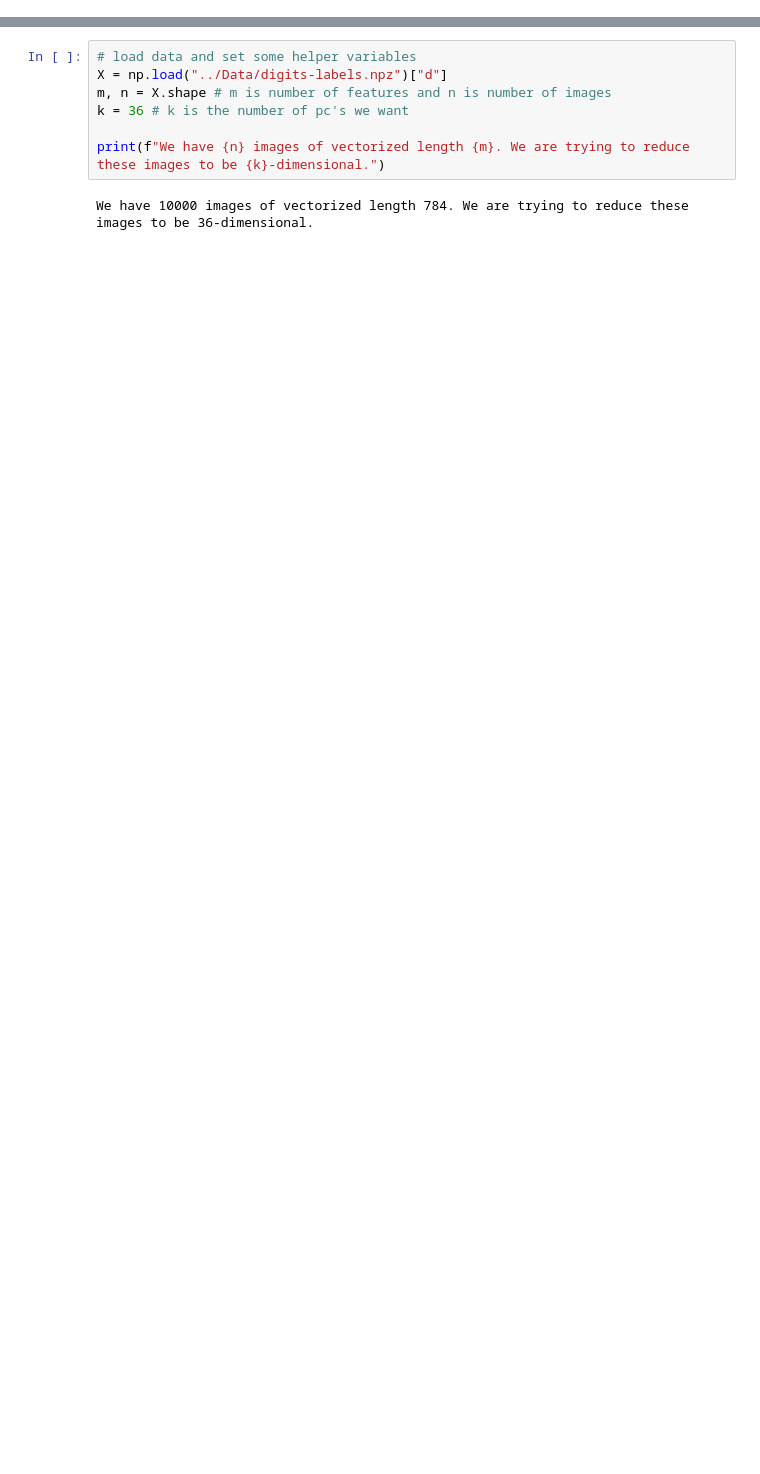
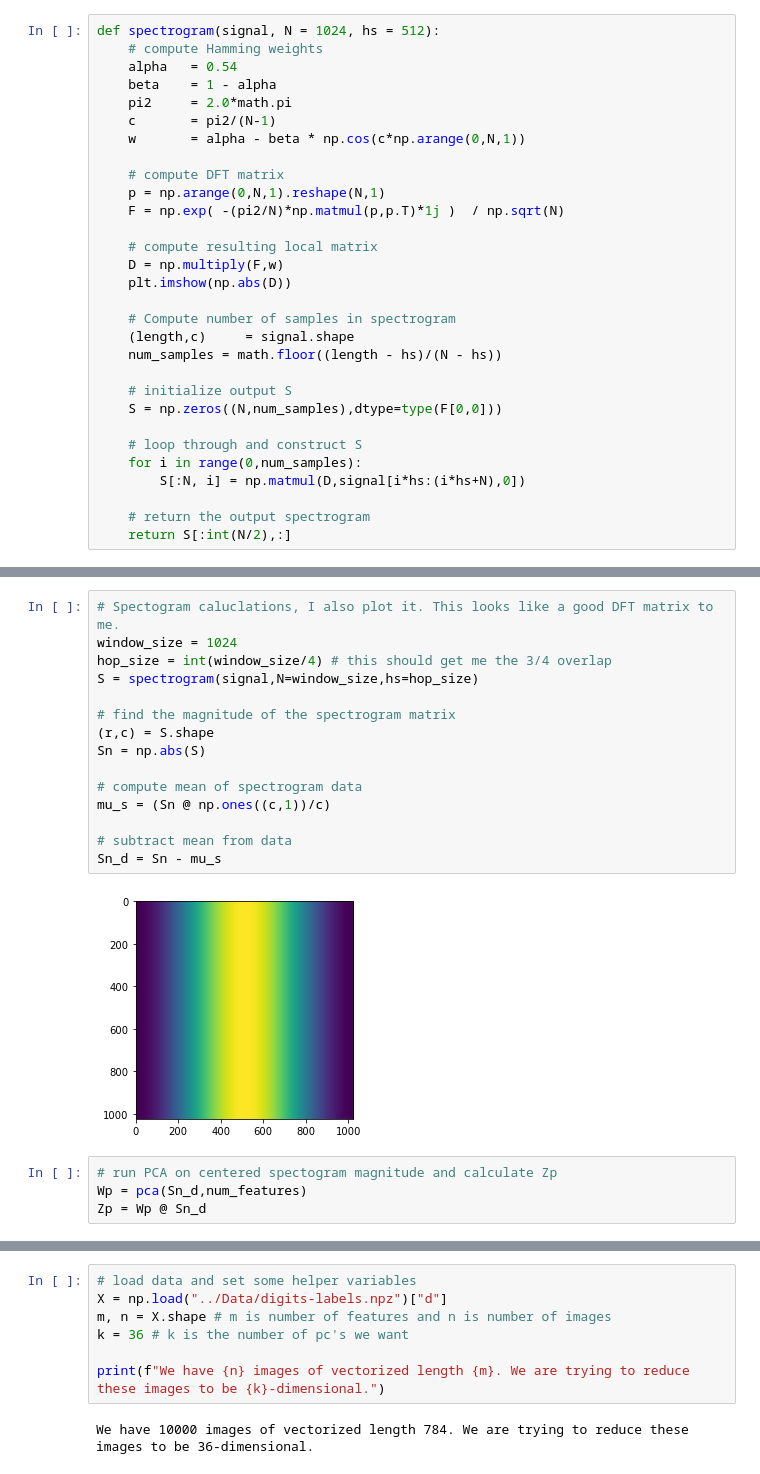
Before and after one commit to harrisnisar/CS598, a Jupyter notebook: HW2/Scripts/PS2.ipynb, the cells around one changed output, grey strips where cells are left out. Drawn from its saved outputs; the diff is of its cells as text; blank space fills up the shorter version.

```diff
--- a/HW2/Scripts/PS2.ipynb
+++ b/HW2/Scripts/PS2.ipynb
@@ -168,0 +45,30 @@ fig.tight_layout(pad=0.4, w_pad=0.5, h_pad=1.0)
+# %%
+def spectrogram(signal, N = 1024, hs = 512):
+    # compute Hamming weights
+    alpha   = 0.54
+    beta    = 1 - alpha
+    pi2     = 2.0*math.pi
+    c       = pi2/(N-1)
+    w       = alpha - beta * np.cos(c*np.arange(0,N,1))
+
+    # compute DFT matrix
+    p = np.arange(0,N,1).reshape(N,1)
+    F = np.exp( -(pi2/N)*np.matmul(p,p.T)*1j )  / np.sqrt(N)
+
+    # compute resulting local matrix
+    D = np.multiply(F,w)
+    plt.imshow(np.abs(D))
+
+    # Compute number of samples in spectrogram
+    (length,c)     = signal.shape
+    num_samples = math.floor((length - hs)/(N - hs))
+
+    # initialize output S
+    S = np.zeros((N,num_samples),dtype=type(F[0,0]))
+
+    # loop through and construct S
+    for i in range(0,num_samples):
+        S[:N, i] = np.matmul(D,signal[i*hs:(i*hs+N),0])
+
+    # return the output spectrogram
+    return S[:int(N/2),:]
@@ -168,0 +270,21 @@ fig.tight_layout(pad=0.4, w_pad=0.5, h_pad=1.0)
+# %%
+# Spectogram caluclations, I also plot it. This looks like a good DFT matrix to me.
+window_size = 1024
+hop_size = int(window_size/4) # this should get me the 3/4 overlap
+S = spectrogram(signal,N=window_size,hs=hop_size)
+
+# find the magnitude of the spectrogram matrix
+(r,c) = S.shape
+Sn = np.abs(S)
+
+# compute mean of spectrogram data
+mu_s = (Sn @ np.ones((c,1))/c)
+
+# subtract mean from data
+Sn_d = Sn - mu_s
+# %% [output]
+[figure, added]
+# %%
+# run PCA on centered spectogram magnitude and calculate Zp
+Wp = pca(Sn_d,num_features)
+Zp = Wp @ Sn_d
```
Also changed, not shown: parts of 54 cells of this notebook, 2 other files.
